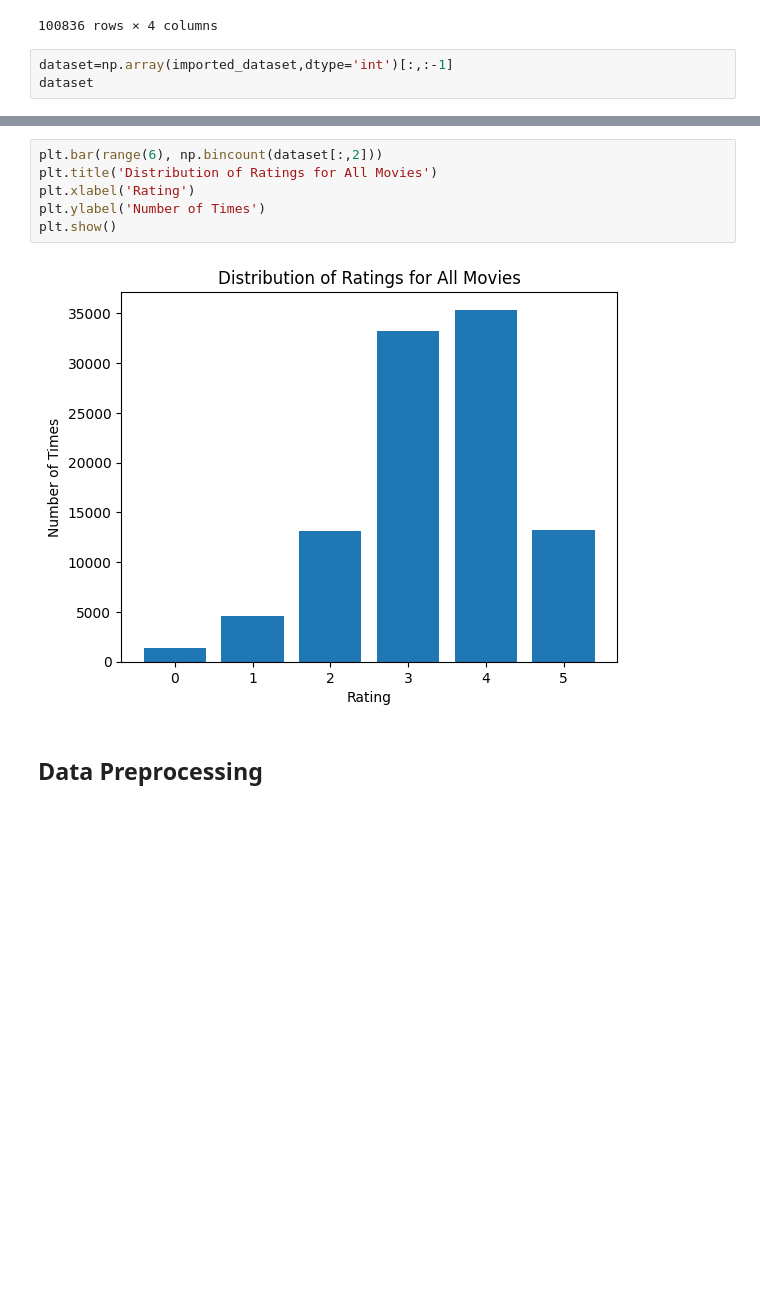
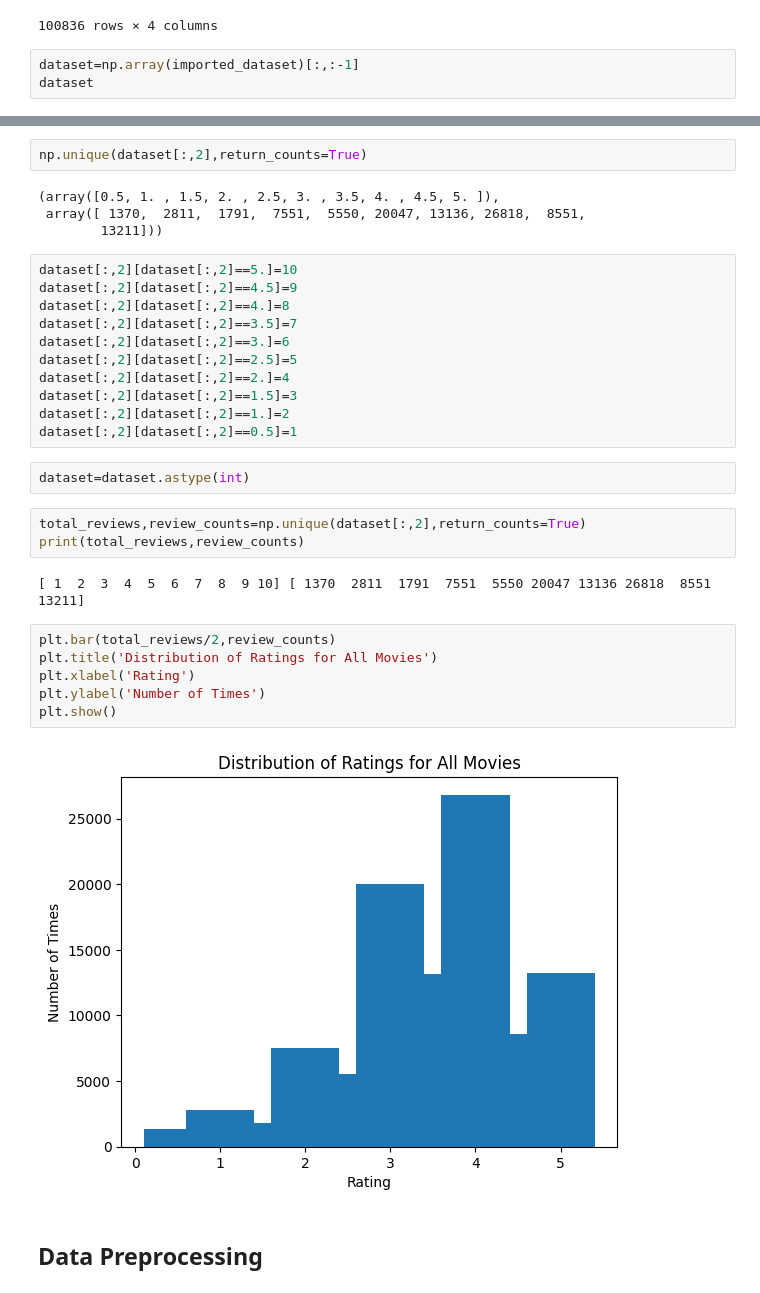
Before and after one commit to lakshya324/MLCOE-Task-1-EDA, a Jupyter notebook: Task1_1_Exploratory_Data_Analysis(EDA).ipynb, the cells around one changed output, grey strips where cells are left out. Cells and saved outputs as stored; diff of their text form; blank space fills up the shorter version.

```diff
--- a/Task1_1_Exploratory_Data_Analysis(EDA).ipynb
+++ b/Task1_1_Exploratory_Data_Analysis(EDA).ipynb
@@ -36,6 +36,6 @@ imported_dataset
 | 100835 | 610 | 170875 | 3.0 | 1493846415 |
 100836 rows × 4 columns
 # %%
-dataset=np.array(imported_dataset,dtype='int')[:,:-1]
+dataset=np.array(imported_dataset)[:,:-1]
 dataset
 # %% [output]
@@ -49,11 +49,35 @@ array([[     1,      1,      4],
+# %%
+np.unique(dataset[:,2],return_counts=True)
+# %% [output]
+(array([0.5, 1. , 1.5, 2. , 2.5, 3. , 3.5, 4. , 4.5, 5. ]),
+ array([ 1370,  2811,  1791,  7551,  5550, 20047, 13136, 26818,  8551,
+        13211]))
+# %%
+dataset[:,2][dataset[:,2]==5.]=10
+dataset[:,2][dataset[:,2]==4.5]=9
+dataset[:,2][dataset[:,2]==4.]=8
+dataset[:,2][dataset[:,2]==3.5]=7
+dataset[:,2][dataset[:,2]==3.]=6
+dataset[:,2][dataset[:,2]==2.5]=5
+dataset[:,2][dataset[:,2]==2.]=4
+dataset[:,2][dataset[:,2]==1.5]=3
+dataset[:,2][dataset[:,2]==1.]=2
+dataset[:,2][dataset[:,2]==0.5]=1
+# %%
+dataset=dataset.astype(int)
+# %%
+total_reviews,review_counts=np.unique(dataset[:,2],return_counts=True)
+print(total_reviews,review_counts)
+# %% [output]
+[ 1  2  3  4  5  6  7  8  9 10] [ 1370  2811  1791  7551  5550 20047 13136 26818  8551 13211]
 # %%
-plt.bar(range(6), np.bincount(dataset[:,2]))
+plt.bar(total_reviews/2,review_counts)
 plt.title('Distribution of Ratings for All Movies')
 plt.xlabel('Rating')
 plt.ylabel('Number of Times')
 plt.show()
 # %% [output]
-[figure, old version]
+[figure, new version]
 # %% [markdown]
 ## Data Preprocessing
 # %% [markdown]
```
Also changed, not shown: parts of 10 cells of this notebook.
